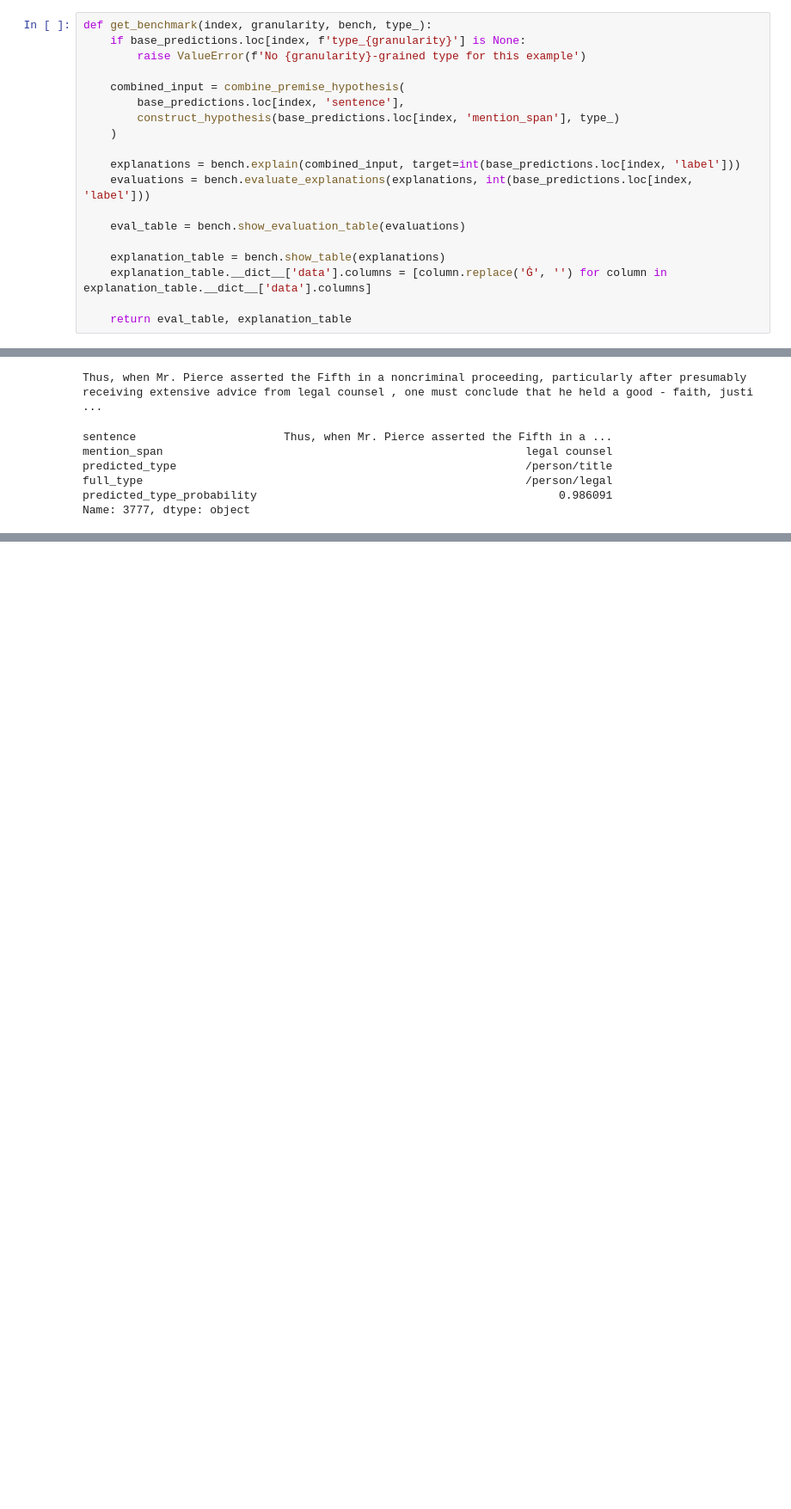
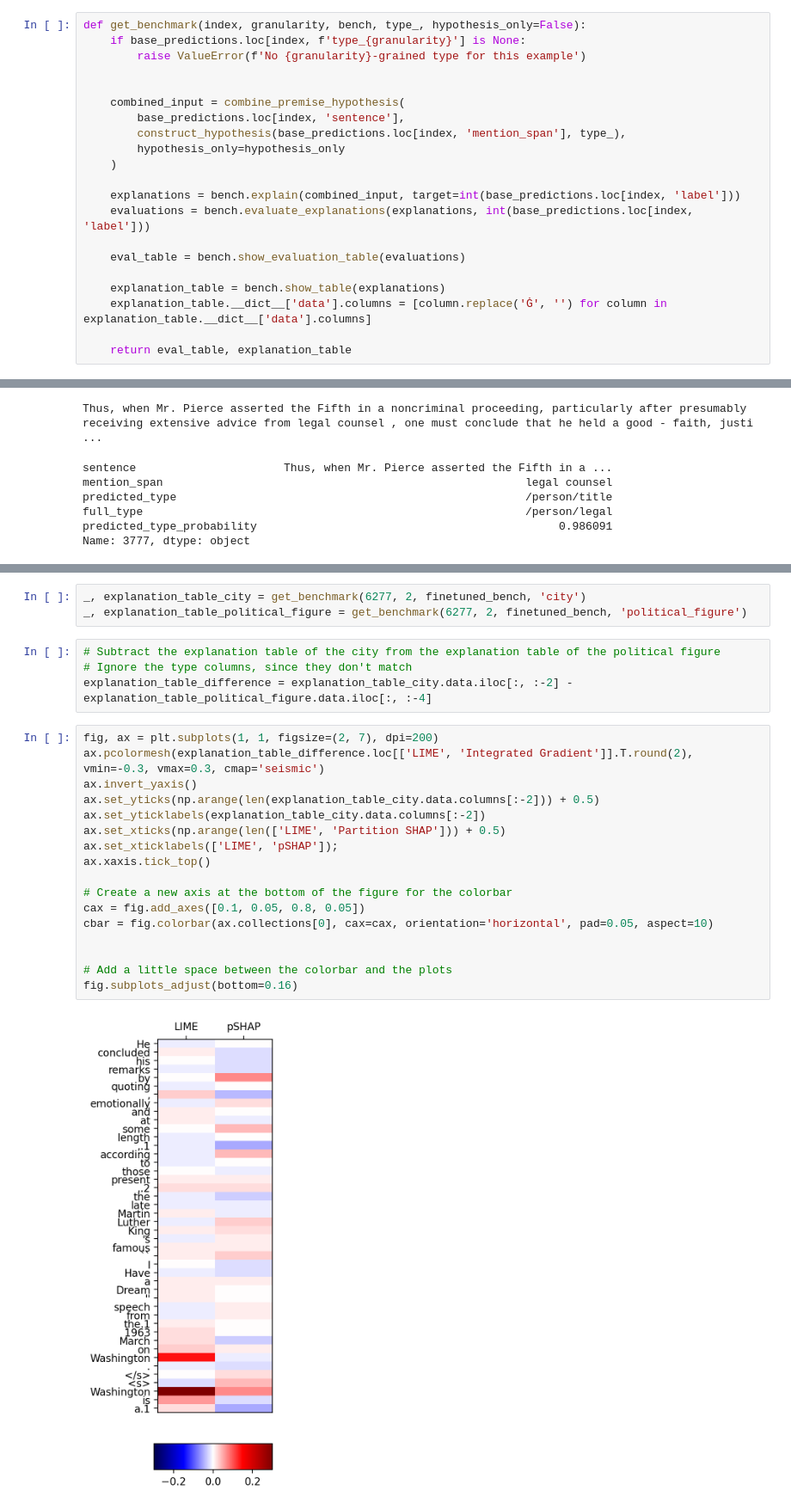
Before and after one commit to psaegert/nli-nec, a Jupyter notebook: dev/analysis/ferret.ipynb, the cells around one changed output, grey strips where cells are left out. Shown at 86% size. Drawn from its saved outputs; the diff is of its cells as text; blank space fills up the shorter version.

```diff
--- a/dev/analysis/ferret.ipynb
+++ b/dev/analysis/ferret.ipynb
@@ -155,13 +155,15 @@ Some weights of the model checkpoint at roberta-large-mnli were not used when in
 base_bench = Benchmark(base_model, tokenizer)
 finetuned_bench = Benchmark(finetuned_model, tokenizer)
 # %%
-def get_benchmark(index, granularity, bench, type_):
+def get_benchmark(index, granularity, bench, type_, hypothesis_only=False):
     if base_predictions.loc[index, f'type_{granularity}'] is None:
         raise ValueError(f'No {granularity}-grained type for this example')
 
+
     combined_input = combine_premise_hypothesis(
         base_predictions.loc[index, 'sentence'],
-        construct_hypothesis(base_predictions.loc[index, 'mention_span'], type_)
+        construct_hypothesis(base_predictions.loc[index, 'mention_span'], type_),
+        hypothesis_only=hypothesis_only
     )
 
     explanations = bench.explain(combined_input, target=int(base_predictions.loc[index, 'label']))
@@ -308,0 +364,26 @@ Name: 3777, dtype: object
+# %%
+_, explanation_table_city = get_benchmark(6277, 2, finetuned_bench, 'city')
+_, explanation_table_political_figure = get_benchmark(6277, 2, finetuned_bench, 'political_figure')
+# %%
+# Subtract the explanation table of the city from the explanation table of the political figure
+# Ignore the type columns, since they don't match
+explanation_table_difference = explanation_table_city.data.iloc[:, :-2] - explanation_table_political_figure.data.iloc[:, :-4]
+# %%
+fig, ax = plt.subplots(1, 1, figsize=(2, 7), dpi=200)
+ax.pcolormesh(explanation_table_difference.loc[['LIME', 'Integrated Gradient']].T.round(2), vmin=-0.3, vmax=0.3, cmap='seismic')
+ax.invert_yaxis()
+ax.set_yticks(np.arange(len(explanation_table_city.data.columns[:-2])) + 0.5)
+ax.set_yticklabels(explanation_table_city.data.columns[:-2])
+ax.set_xticks(np.arange(len(['LIME', 'Partition SHAP'])) + 0.5)
+ax.set_xticklabels(['LIME', 'pSHAP']);
+ax.xaxis.tick_top()
+
+# Create a new axis at the bottom of the figure for the colorbar
+cax = fig.add_axes([0.1, 0.05, 0.8, 0.05])
+cbar = fig.colorbar(ax.collections[0], cax=cax, orientation='horizontal', pad=0.05, aspect=10)
+
+
+# Add a little space between the colorbar and the plots
+fig.subplots_adjust(bottom=0.16)
+# %% [output]
+[figure, added]
```
Also changed, not shown: parts of 13 cells of this notebook, 6 other files.
